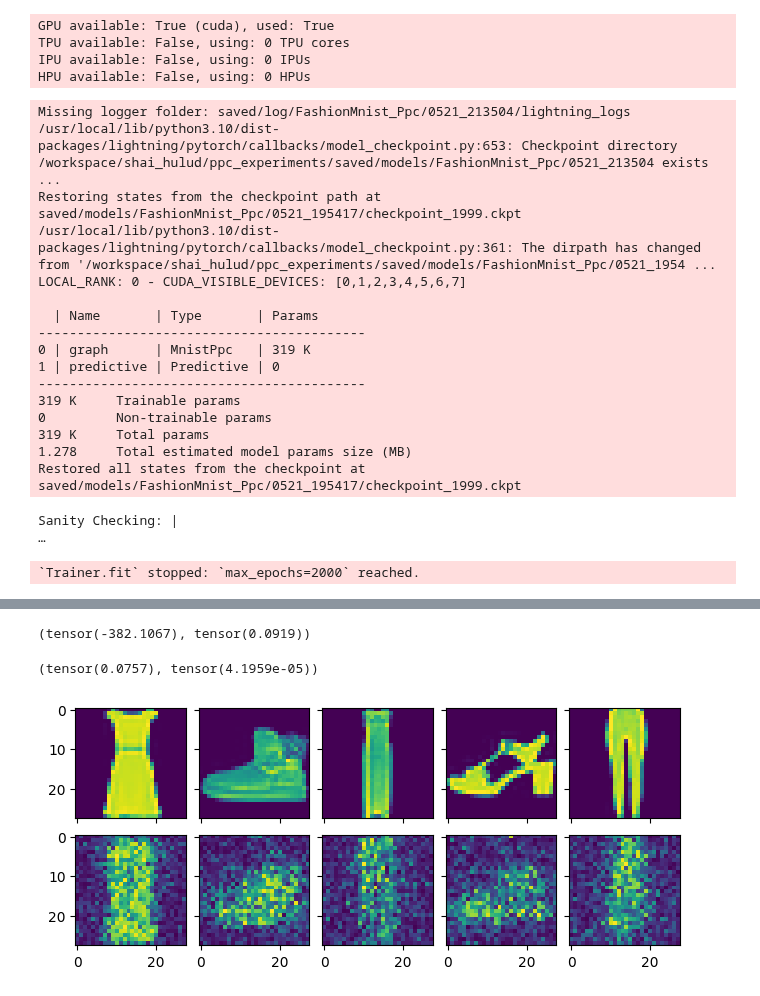
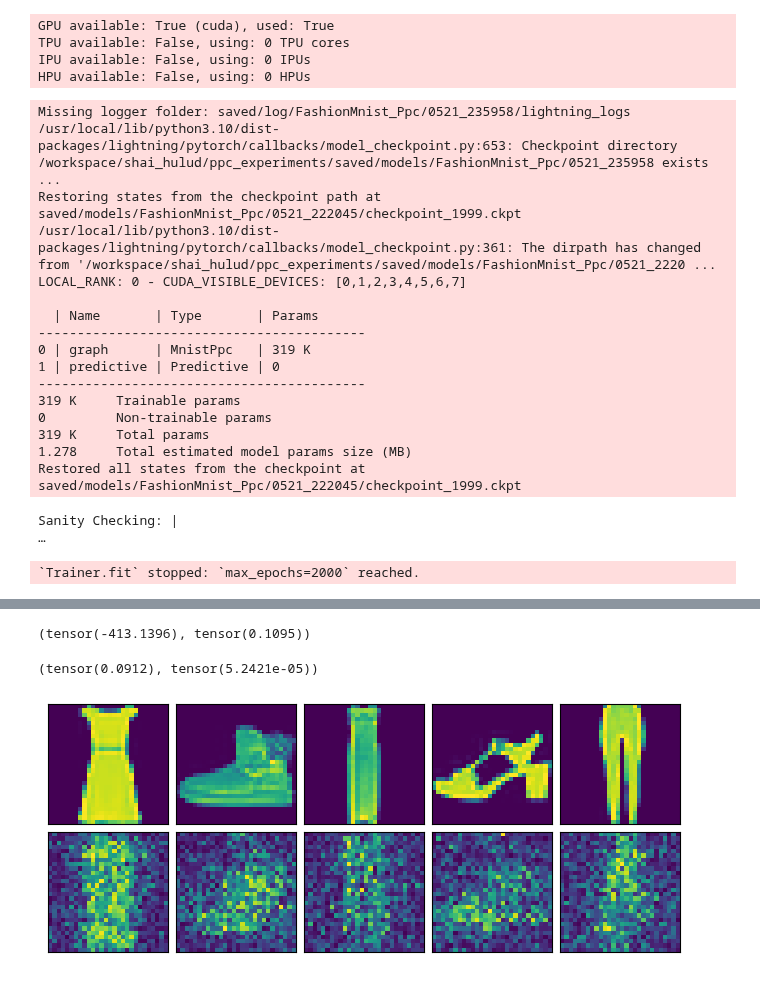
Before and after one commit to esennesh/dcpc_paper, a Jupyter notebook: experiments/ppc_fashionmnist_eval.ipynb, the cells around one changed output, grey strips where cells are left out. Saved outputs shown, nothing was run; the diff lists cells and outputs as text; code cells hidden in the pictures.

Commit message:
experiments/ppc_fashionmnist_eval: half-decent training and evaluation
Signed-off-by: Eli Sennesh <eli.sennesh@vanderbilt.edu>

```diff
--- a/experiments/ppc_fashionmnist_eval.ipynb
+++ b/experiments/ppc_fashionmnist_eval.ipynb
@@ -23,12 +23,12 @@ TPU available: False, using: 0 TPU cores
 IPU available: False, using: 0 IPUs
 HPU available: False, using: 0 HPUs
 # %%
-trainer.fit(model, data, ckpt_path="saved/models/FashionMnist_Ppc/0521_195417/checkpoint_1999.ckpt")
+trainer.fit(model, data, ckpt_path="saved/models/FashionMnist_Ppc/0521_222045/checkpoint_1999.ckpt")
 # %% [output]
-Missing logger folder: saved/log/FashionMnist_Ppc/0521_213504/lightning_logs
-/usr/local/lib/python3.10/dist-packages/lightning/pytorch/callbacks/model_checkpoint.py:653: Checkpoint directory /workspace/shai_hulud/ppc_experiments/saved/models/FashionMnist_Ppc/0521_213504 exists ...
-Restoring states from the checkpoint path at saved/models/FashionMnist_Ppc/0521_195417/checkpoint_1999.ckpt
-/usr/local/lib/python3.10/dist-packages/lightning/pytorch/callbacks/model_checkpoint.py:361: The dirpath has changed from '/workspace/shai_hulud/ppc_experiments/saved/models/FashionMnist_Ppc/0521_1954 ...
+Missing logger folder: saved/log/FashionMnist_Ppc/0521_235958/lightning_logs
+/usr/local/lib/python3.10/dist-packages/lightning/pytorch/callbacks/model_checkpoint.py:653: Checkpoint directory /workspace/shai_hulud/ppc_experiments/saved/models/FashionMnist_Ppc/0521_235958 exists ...
+Restoring states from the checkpoint path at saved/models/FashionMnist_Ppc/0521_222045/checkpoint_1999.ckpt
+/usr/local/lib/python3.10/dist-packages/lightning/pytorch/callbacks/model_checkpoint.py:361: The dirpath has changed from '/workspace/shai_hulud/ppc_experiments/saved/models/FashionMnist_Ppc/0521_2220 ...
 LOCAL_RANK: 0 - CUDA_VISIBLE_DEVICES: [0,1,2,3,4,5,6,7]
 
   | Name       | Type       | Params
@@ -40,7 +40,7 @@ LOCAL_RANK: 0 - CUDA_VISIBLE_DEVICES: [0,1,2,3,4,5,6,7]
 0         Non-trainable params
 319 K     Total params
 1.278     Total estimated model params size (MB)
-Restored all states from the checkpoint at saved/models/FashionMnist_Ppc/0521_195417/checkpoint_1999.ckpt
+Restored all states from the checkpoint at saved/models/FashionMnist_Ppc/0521_222045/checkpoint_1999.ckpt
 Sanity Checking: |                                                                                            …
 `Trainer.fit` stopped: `max_epochs=2000` reached.
 # %%
@@ -91,24 +91,26 @@ for (s, SEED) in enumerate(SEEDS):
 # %%
 LOG_LIKELIHOODS.mean(), LOG_LIKELIHOODS.std()
 # %% [output]
-(tensor(-382.1067), tensor(0.0919))
+(tensor(-413.1396), tensor(0.1095))
 # %%
 MEAN_SQUARED_ERROR.mean(), MEAN_SQUARED_ERROR.std()
 # %% [output]
-(tensor(0.0757), tensor(4.1959e-05))
+(tensor(0.0912), tensor(5.2421e-05))
 # %%
 import matplotlib.pyplot as plt
 # %%
 fig, axes = plt.subplots(nrows=2, ncols=5, sharex="all", sharey="all", layout="compressed")
 
 for i in range(5):
     axes[0, i].imshow(xs[i].squeeze().detach().numpy())
+    axes[0, i].set(xticklabels=[], yticklabels=[], xticks=[], yticks=[])
     axes[1, i].imshow(x_hats[i].squeeze().detach().numpy())
+    axes[1, i].set(xticklabels=[], yticklabels=[], xticks=[], yticks=[])
 
 fig.savefig("ppc_fashionmnist_recons.pdf", bbox_inches="tight")
 plt.show()
 # %% [output]
-[figure, old version]
+[figure, new version]
 # %%
 model.graph.clear()
 # %%
```
Also changed, not shown: parts of 2 cells of this notebook, 1 other file.
